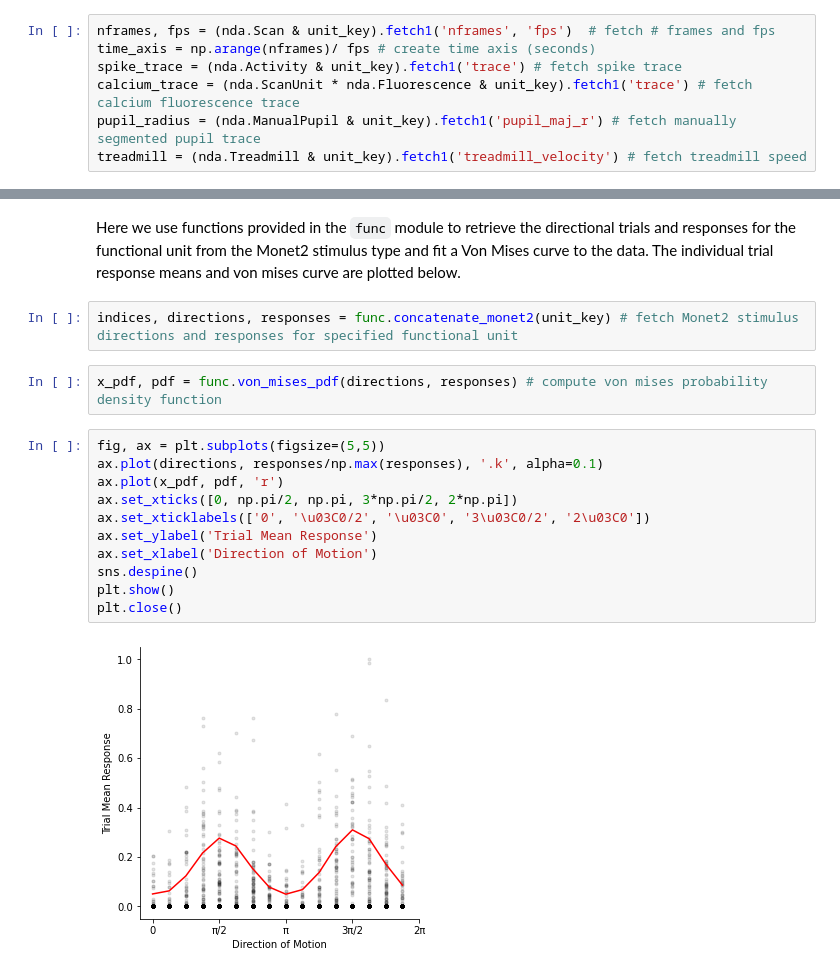
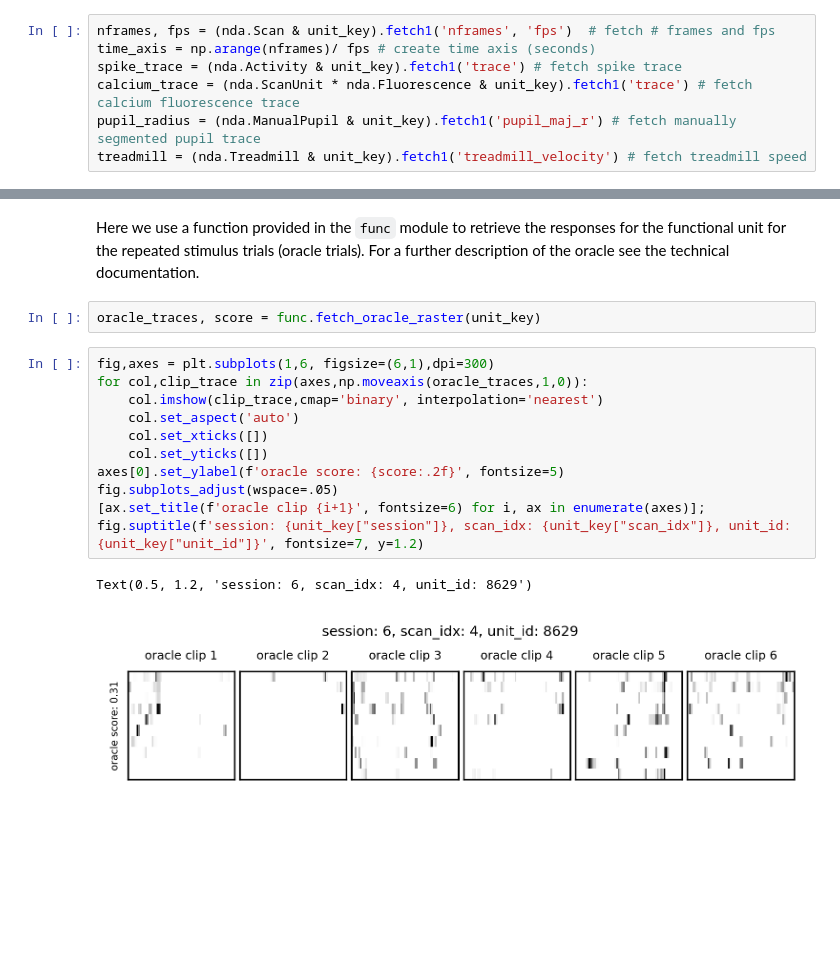
Before and after one commit to cajal/microns_phase3_nda, a Jupyter notebook: notebooks/Overview_Matched_Cell_Functional_Data.ipynb, the cells around one changed output, grey strips where cells are left out. Saved outputs shown, nothing was run; the diff lists cells and outputs as text; blank space fills up the shorter version.

```diff
--- a/notebooks/Overview_Matched_Cell_Functional_Data.ipynb
+++ b/notebooks/Overview_Matched_Cell_Functional_Data.ipynb
@@ -172,19 +177,18 @@ sns.despine()
 # %% [markdown]
-Here we use functions provided in the `func` module to retrieve the directional trials and responses for the functional unit from the Monet2 stimulus type and fit a Von Mises curve to the data. The individual trial response means and von mises curve are plotted below.
+Here we use a function provided in the `func` module to retrieve the responses for the functional unit for the repeated stimulus trials (oracle trials). For a further description of the oracle see the technical documentation.
-# %%
-indices, directions, responses = func.concatenate_monet2(unit_key) # fetch Monet2 stimulus directions and responses for specified functional unit
-# %%
-x_pdf, pdf = func.von_mises_pdf(directions, responses) # compute von mises probability density function
-# %%
-fig, ax = plt.subplots(figsize=(5,5))
-ax.plot(directions, responses/np.max(responses), '.k', alpha=0.1)
-ax.plot(x_pdf, pdf, 'r')
-ax.set_xticks([0, np.pi/2, np.pi, 3*np.pi/2, 2*np.pi])
-ax.set_xticklabels(['0', '\u03C0/2', '\u03C0', '3\u03C0/2', '2\u03C0'])
-ax.set_ylabel('Trial Mean Response')
-ax.set_xlabel('Direction of Motion')
-sns.despine()
-plt.show()
-plt.close()
-# %% [output]
-[figure, removed]
+# %%
+oracle_traces, score = func.fetch_oracle_raster(unit_key)
+# %%
+fig,axes = plt.subplots(1,6, figsize=(6,1),dpi=300)
+for col,clip_trace in zip(axes,np.moveaxis(oracle_traces,1,0)):
+    col.imshow(clip_trace,cmap='binary', interpolation='nearest')
+    col.set_aspect('auto')
+    col.set_xticks([])
+    col.set_yticks([])
+axes[0].set_ylabel(f'oracle score: {score:.2f}', fontsize=5)
+fig.subplots_adjust(wspace=.05)
+[ax.set_title(f'oracle clip {i+1}', fontsize=6) for i, ax in enumerate(axes)];
+fig.suptitle(f'session: {unit_key["session"]}, scan_idx: {unit_key["scan_idx"]}, unit_id: {unit_key["unit_id"]}', fontsize=7, y=1.2)
+# %% [output]
+Text(0.5, 1.2, 'session: 6, scan_idx: 4, unit_id: 8629')
+[figure, added]
```
Also changed, not shown: parts of 6 cells of this notebook.
